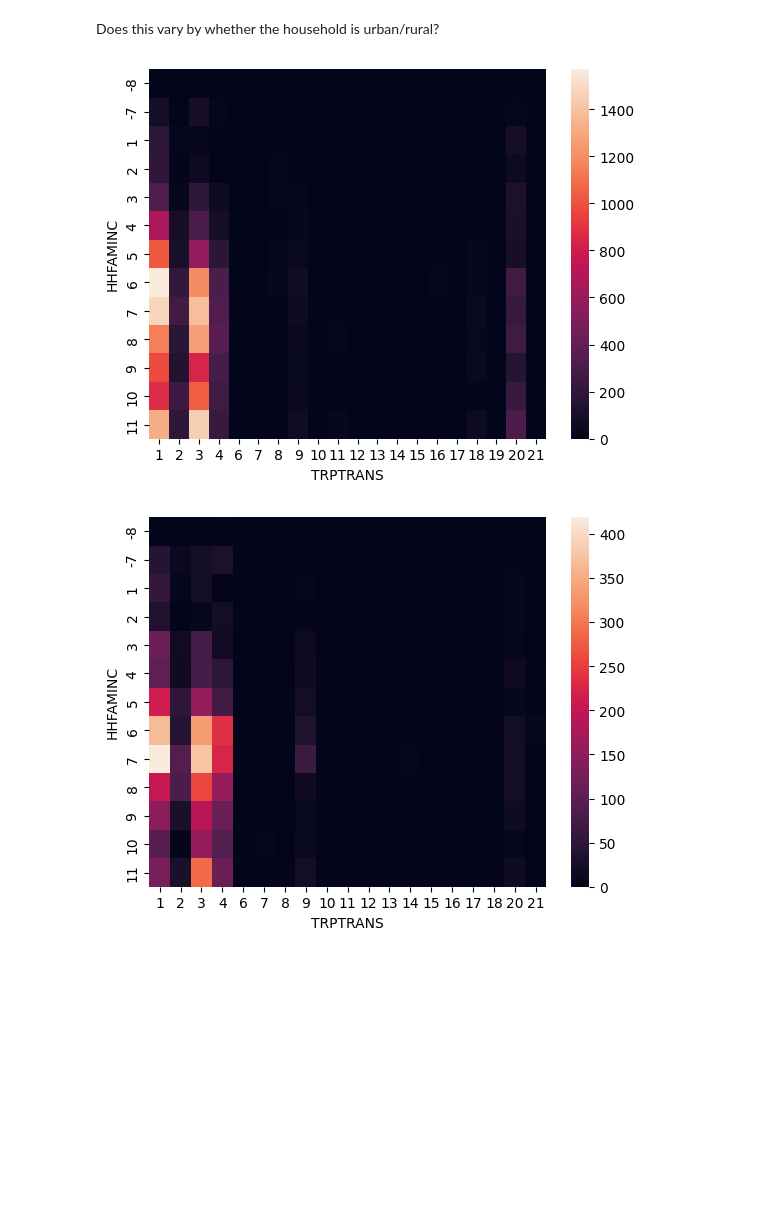
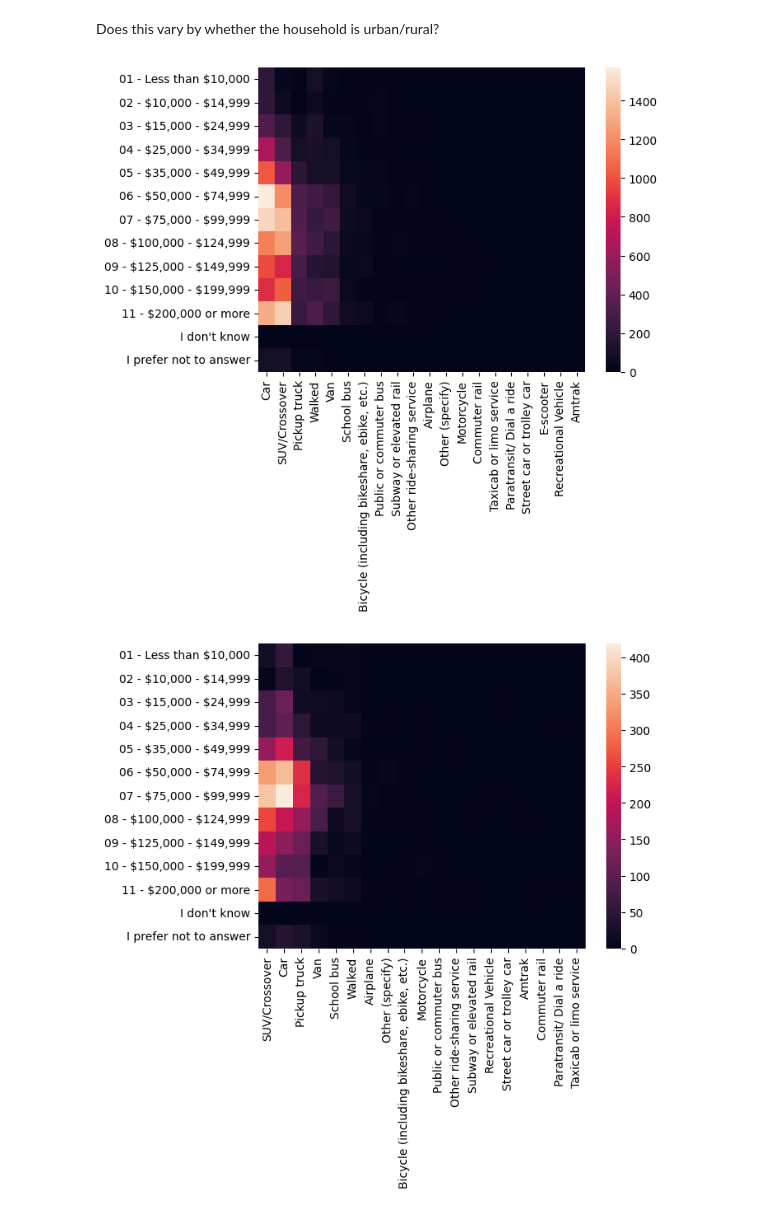
Before and after one commit to Xerconia/Transitlytics, a Jupyter notebook: hisa_eda.ipynb, the cells around one changed output. Drawn from its saved outputs; the diff is of its cells as text; code cells hidden in the pictures; blank space fills up the shorter version.

Commit message:
Sort visuals

```diff
--- a/hisa_eda.ipynb
+++ b/hisa_eda.ipynb
@@ -81,19 +58,19 @@ https://python-graph-gallery.com/
 # %% [markdown]
 Question: Does certain (zip codes -> people with higher incomes) tend to have more personal vehicle use for their daily trips?
 # %%
-inc_mapping_series = pd.Series({-7: "I prefer not to answer",
-                            -8: "I don't know",
-                            1: "Less than $10,000",
-                            2: "$10,000 to $14,999",
-                            3: "$15,000 to $24,999",
-                            4: "$25,000 to $34,999",
-                            5: "$35,000 to $49,999",
-                            6: "$50,000 to $74,999",
-                            7: "$75,000 to $99,999",
-                            8: "$100,000 to $124,999",
-                            9: "$125,000 to $149,999",
-                            10: "$150,000 to $199,999",
-                            11: "$200,000 or more"
+inc_mapping_series = pd.Series({-7: r"I prefer not to answer",
+                            -8: r"I don't know",
+                            1: r"01 - Less than \$10,000",
+                            2: r"02 - \$10,000 - \$14,999",
+                            3: r"03 - \$15,000 - \$24,999",
+                            4: r"04 - \$25,000 - \$34,999",
+                            5: r"05 - \$35,000 - \$49,999",
+                            6: r"06 - \$50,000 - \$74,999",
+                            7: r"07 - \$75,000 - \$99,999",
+                            8: r"08 - \$100,000 - \$124,999",
+                            9: r"09 - \$125,000 - \$149,999",
+                            10: r"10 - \$150,000 - \$199,999",
+                            11: r"11 - \$200,000 or more"
                             })
 trip['HHFAMINC_label'] = trip['HHFAMINC'].replace(inc_mapping_series)
 #print(trip)
@@ -157,20 +117,22 @@ rural = trip[trip["URBRUR"] == 2]
 # %%
 #Urban
 # Creating crosstab
-ucrosstb = pd.crosstab(urban.HHFAMINC, urban.TRPTRANS)
+ucrosstb = pd.crosstab(urban.HHFAMINC_label, urban.TRPTRANS_label).sort_index(axis = 0)
+ucrosstb_ord = ucrosstb[ucrosstb.sum().sort_values(ascending=False).index]
 #print(ucrosstb)
 
 # Heatmap
-uheatmap = sns.heatmap(ucrosstb)
+uheatmap = sns.heatmap(ucrosstb_ord.rename_axis(index=None, columns=None))
 # %% [output]
-[figure, old version]
+[figure, new version]
 # %%
 #Rural
 # Creating crosstab
-rcrosstb = pd.crosstab(rural.HHFAMINC, rural.TRPTRANS)
+rcrosstb = pd.crosstab(rural.HHFAMINC_label, rural.TRPTRANS_label).sort_index(axis = 0)
+rcrosstb_ord = rcrosstb[rcrosstb.sum().sort_values(ascending=False).index]
 #print(rcrosstb)
 
 # Heatmap
-rheatmap = sns.heatmap(rcrosstb)
+rheatmap = sns.heatmap(rcrosstb_ord.rename_axis(index=None, columns=None))
 # %% [output]
-[figure, old version]
+[figure, new version]
```
Also changed, not shown: parts of 3 cells of this notebook.
